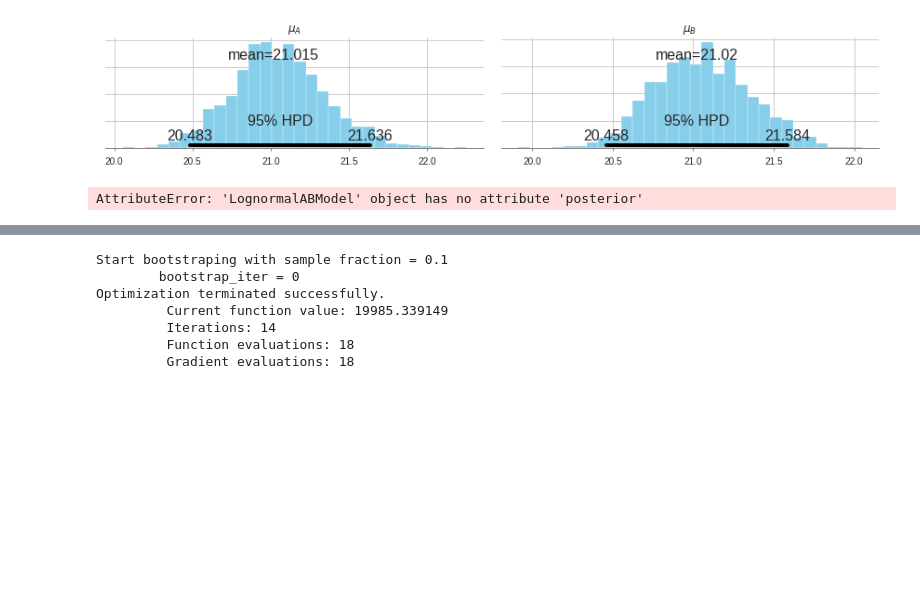
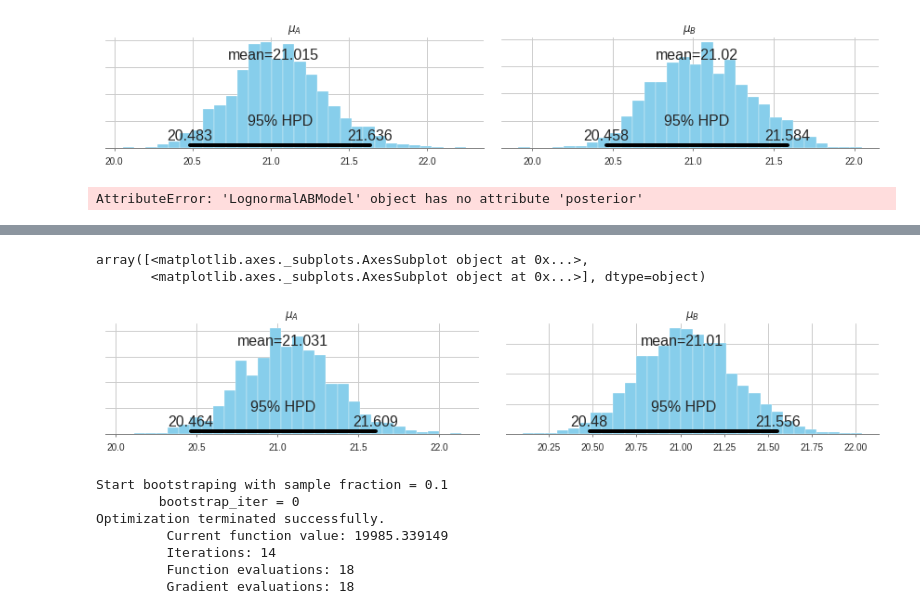
Before and after one commit to PavelMotorin/abtools, a Jupyter notebook: examples/02_bayesian_arppu_test.ipynb, the cells around one changed output, grey strips where cells are left out. Drawn from its saved outputs; the diff is of its cells as text; code cells hidden in the pictures; blank space fills up the shorter version.

```diff
--- a/examples/02_bayesian_arppu_test.ipynb
+++ b/examples/02_bayesian_arppu_test.ipynb
@@ -82,3 +87,9 @@ import pymc3 as pm
+# %%
+model.plot_params()
+# %% [output]
+array([<matplotlib.axes._subplots.AxesSubplot object at 0x...>,
+       <matplotlib.axes._subplots.AxesSubplot object at 0x...>], dtype=object)
+[figure, added]
 # %%
 def CLT_model(a, b):
     model_a = sp.stats.norm.rvs(a.mean(), a.std() / np.sqrt(len(a)), size=10000)
```
Also changed, not shown: parts of 6 cells of this notebook, 3 other files.
